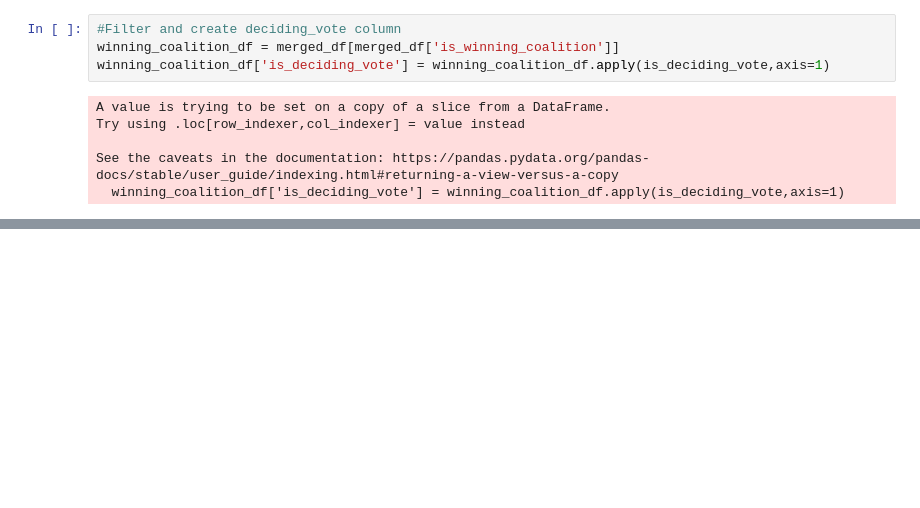
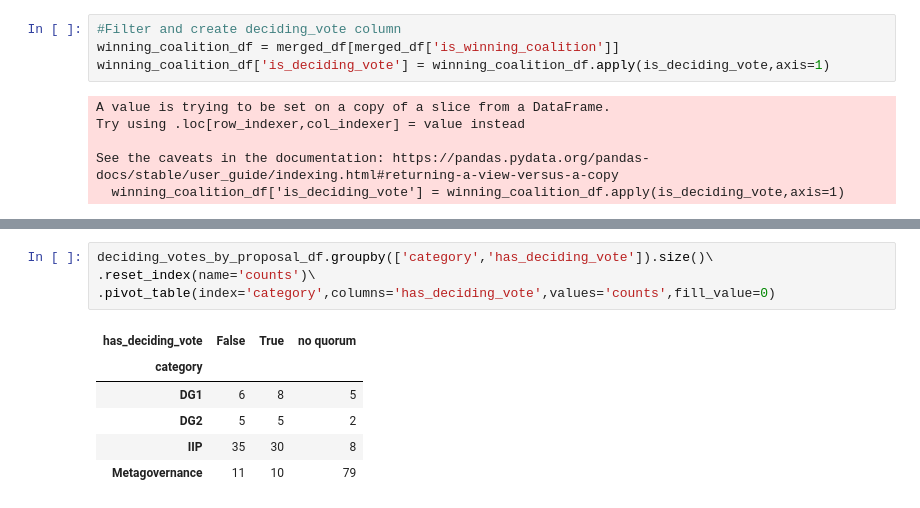
Before and after one commit to IndexCoop/index-coop-analytics, a Jupyter notebook: governance/snapshot-vote-analysis/2021-11-18 selectorate analysis/GraphQL_Queries.ipynb, the cells around one changed output, grey strips where cells are left out. Drawn from its saved outputs; the diff is of its cells as text; blank space fills up the shorter version.

```diff
--- a/governance/snapshot-vote-analysis/2021-11-18 selectorate analysis/GraphQL_Queries.ipynb
+++ b/governance/snapshot-vote-analysis/2021-11-18 selectorate analysis/GraphQL_Queries.ipynb
@@ -366,0 +435,11 @@ deciding_vote_df
+# %%
+deciding_votes_by_proposal_df.groupby(['category','has_deciding_vote']).size()\
+.reset_index(name='counts')\
+.pivot_table(index='category',columns='has_deciding_vote',values='counts',fill_value=0)
+# %% [output]
+| has_deciding_vote | False | True | no quorum |
+| category |  |  |  |
+| DG1 | 6 | 8 | 5 |
+| DG2 | 5 | 5 | 2 |
+| IIP | 35 | 30 | 8 |
+| Metagovernance | 11 | 10 | 79 |
```
Also changed, not shown: parts of 22 cells of this notebook.
